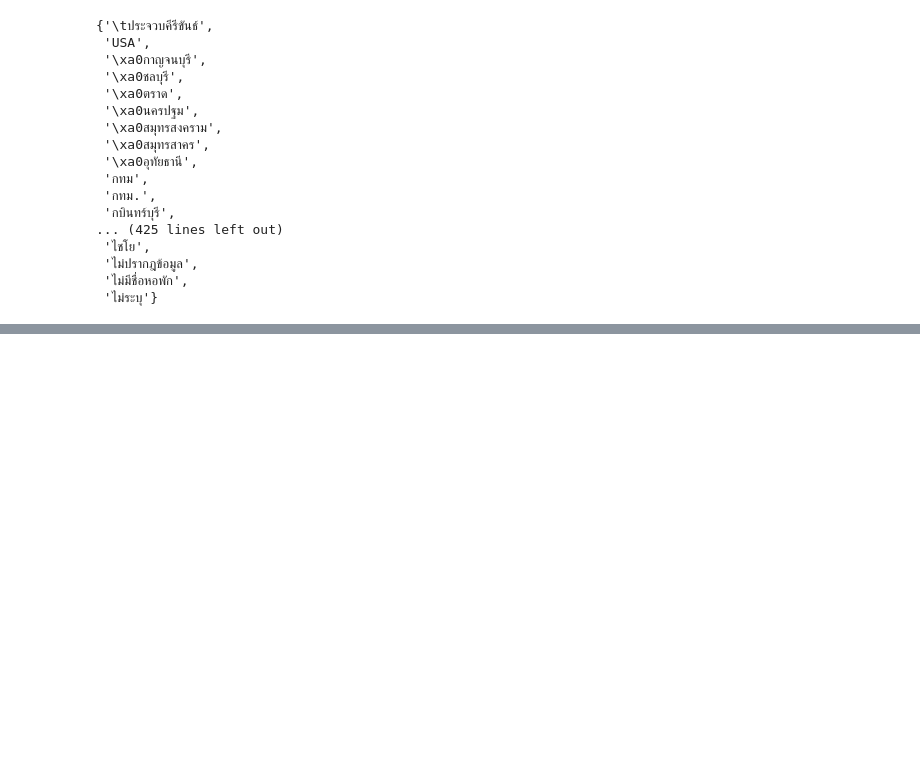
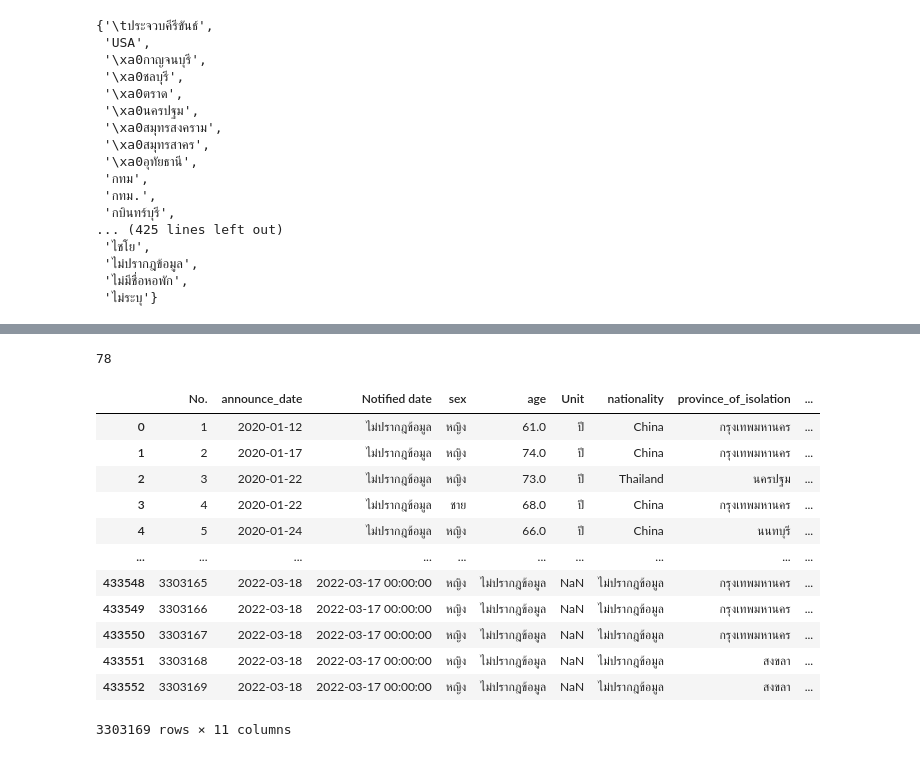
Before and after one commit to gotserena/data_viz_2022, a Jupyter notebook: Group.ipynb, the cells around one changed output, grey strips where cells are left out. Saved outputs shown, nothing was run; the diff lists cells and outputs as text; code cells hidden in the pictures; blank space fills up the shorter version.

```diff
--- a/Group.ipynb
+++ b/Group.ipynb
@@ -166,0 +191,2 @@ dtype: int64
+# %%
+data1234new['province_of_isolation'].replace({'กทม':'กรุงเทพมหานคร','ขอนแก่น\xa0':'ขอนแก่น','ภููเก็ต':'ภูเก็ต'}, inplace=True )
@@ -184,12 +214,6 @@ set(data1234new['province_of_onset'])
  'ไม่ปรากฎข้อมูล',
  'ไม่มีชื่อหอพัก',
  'ไม่ระบุ'}
-# %%
-data1234new['risk'].replace({'Cluster ตราด ':'Cluster ตราด','Cluster จันทบุรี (ชาวกินี )':'Cluster จันทบุรี (ชาวกินี)','คนไทยเดินทางมาจากต่างประเทศ':'คนไทยเดินทางกลับจากต่างประเทศ',
-                            'ปอดอักเสบ Pneumonia':'ปอดอักเสบ (Pneumonia)','มาจากพื้นที่เสียง จ.ปทุมธานี':'มาจากพื้นที่เสี่ยง จ.ปทุมธานี','สัมผัสผู้ติดเชื้อยืนยัน\n  อยู่ระหว่างสอบสวน':'สัมผัสผู้ติดเชื้อยืนยัน\nอยู่ระหว่างสอบสวน'
-                            ,'สัมผัสใกล้ชิดผู้ป่วยยันยันก่อนหน้า':'สัมผัสใกล้ชิดผู้ป่วยยืนยันก่อนหน้า','อยู่ระหว่างการสอบสวน\n':'อยู่ระหว่างการสอบสวน'
-                            ,'อยู่ระหว่างสอบสวน':'อยู่ระหว่างการสอบสวน','อิ่นๆ':'อื่น ๆ','อื่น':'อื่น ๆ','อื่นๆ':'อื่น ๆ','สัมผัสผู้ป่วยยืนยัน \n  อยู่ระหว่างสอบสวน':'สัมผัสผู้ป่วยยืนยัน อยู่ระหว่างสอบสวน','สัมผัสผู้ติดเชื้อยืนยัน\nอยู่ระหว่างสอบสวน':'สัมผัสผู้ป่วยยืนยัน อยู่ระหว่างสอบสวน','เดินทางมาจากพื้นที่มีการระบาดของโรค':'เดินทางมาจากพื้นที่เสี่ยงที่มีการระบาดของโรค',
-                            'สัมผัสใกล้ชิดผู้ป่วยยืนยันก่อนหน้า':'สัมผัสใกล้ชิดกับผู้ป่วยยืนยันรายก่อนหน้านี้'},inplace=True )
 # %%
 data1234new['province_of_onset'].replace({'\xa0กาญจนบุรี':'กาญจนบุรี','\xa0ชลบุรี':'ชลบุรี','\xa0ตราด':'ตราด','\xa0นครปฐม':'นครปฐม',
 '\xa0สมุทรสงคราม':'สมุทรสงคราม','\xa0อุทัยธานี':'อุทัยธานี','กทม':'กรุงเทพมหานคร','กาฬสินธิ์':'กาฬสินธุ์',
@@ -212,7 +236,25 @@ data1234new['province_of_onset'].replace({'\xa0กาญจนบุรี':'ก
 'กำแพงเพชร\xa0':'กำแพงเพชร','กําแพงเพชร':'กำแพงเพชร','ขอนแก่น\xa0':'ขอนแก่น','ขัยภูมิ':'ชัยภูมิ','ขานุวรลักษณ์บุรี':'กำแพงเพชร','คนไทยเดินทางกลับจากต่างประเทศ':'ไม่ปรากฎข้อมูล','คลองเตย':'กรุงเทพมหานคร','จ.กรุงเทพมหานคร':'กรุงเทพมหานคร',
 'กทม.':'กรุงเทพมหานคร','กำแพง':'กำแพงเพชร','กำเพงเพชร':'กำแพงเพชร','จ.ภูเก็ต':'ภูเก็ต','จ.ราชบุรี':'ราชบุรี','จ.สุราษฎร์ธานี':'สุราษฎร์ธานี','จังหวัดสมุทรสาคร':'สมุทรสาคร','ฉวาง':'นครศรีธรรมราช','ฉะเชองเทราร':'ฉะเชิงเทรา',
 'ชลฃบุรี':'ชลบุรี','ชลบุรี\xa0':'ชลบุรี','ชอนแก่น':'ขอนแก่น','ชัยนาถ':'ชัยนาท','ชัยบาดาล':'ลพบุรี','ชัยภูมิ\xa0':'ชัยภูมิ','ชุุุมพร':'ชุมพร','ดอนมดแดง':'อุบลราชธานี','ดินแดง':'กรุงเทพมหานคร','ตรััง':'ตรัง','ตราด\xa0':'ตราด','ตากใบ':'นราธิวาส',
-'ต่างจังหวัด':'ไม่ปรากฎข้อมูล','ทุ่งเสลี่ยม':'สุโขทัย','นครนปฐม':'นครปฐม','นครปฐม\xa0':'นครปฐม','นครพนม\xa0':'นครพนม','นครยายก':'นครนายก','นครราขสีมา':'นครราชสีมา','นครราชธานี':'ไม่ปรากฎข้อมูล','นครราชศรีมา':'นครราชสีมา'}, inplace=True )
+'ต่างจังหวัด':'ไม่ปรากฎข้อมูล','ทุ่งเสลี่ยม':'สุโขทัย','นครนปฐม':'นครปฐม','นครปฐม\xa0':'นครปฐม','นครพนม\xa0':'นครพนม','นครยายก':'นครนายก','นครราขสีมา':'นครราชสีมา','นครราชธานี':'ไม่ปรากฎข้อมูล','นครราชศรีมา':'นครราชสีมา',
+'นครราชสสีมา':'นครราชสีมา','นครราชสีมา\xa0':'นครราชสีมา','นครศรธรรมราช':'นครศรีธรรมราช','นครศรี':'นครศรีธรรมราช','นครศรีธรมราช':'นครศรีธรมราช','นครศรีฯ':'นครศรีธรมราช','นครศรีีธรรมราช':'นครศรีธรรมราช',
+'นครศรีธรมมราช':'นครศรีธรรมราช','ครศรีธรมราช':'นครศรีธรรมราช','นครศรีธรรมราข':'นครศรีธรรมราช','นครศร๊ธรรมราช':'นครศรีธรรมราช','นครสรรค์':'นครสวรรค์','นครสรีธรรมราช':'นครศรีธรรมราช','นครสวรรค':'นครสวรรค์',
+'กรุงเทพมหานคร. / พระนครศรีอยุธยา':'ไม่ปรากฎข้อมูล','กรุงเทพมหานคร. / ศรีสะเกษ':'ไม่ปรากฎข้อมูล','นครราชสีมา ลพบุรี':'ไม่ปรากฎข้อมูล','นครสวรรค์\xa0':'นครสวรรค์','นครสีธรรมราช':'นครศรีธรรมราช','นครฯ':'ไม่ปรากฎข้อมูล','นตรนายก':'นครนายก','นนทบุรี\xa0':'นนทบุรี',
+'นนทบุุรี':'นนทบุรี','นนทุบรี':'นนทบุรี','นนทุรี':'นนทบุรี','นนมบุรี':'นนทบุรี','นรศรีธรรมราช':'นครศรีธรรมราช','นราธิวาส\u200b':'นราธิวาส','นราธฺวาส':'นราธิวาส','น่าน/ฉะเชิงเทรา':'ไม่ปรากฎข้อมูล','บางกรวย':'นนทบุรี','บางนา':'กรุงเทพมหานคร','บางปะอิน':'นครศรีอยุธยา','บางละมุง':'ชลบุรี','บางศรีเมือง':'นนทบุรี',
+'บางเพียง':'สมุทรปราการ','บุรีรัมภ์':'บุรีรัมย์','บุรีรีมย์':'บุรีรัมย์', 'ปจ':'ไม่ปรากฎข้อมูล','ปทึมธานี':'ปทุมธานี','ปทุทธานี':'ปทุมธานี','ปทุมฑานี':'ปทุมธานี','ปทุมทานี':'ปทุมธานี','ปทุมธาน':'ปทุมธานี','ปทุมธานี\xa0':'ปทุมธานี','ปทุมาธานี':'ปทุมธานี','ปธุมธานี':'ปทุมธานี','ประจวนคีรีขันธ็':'ประจวบคีรีขันธ์','ประจวบ':'ประจวบคีรีขันธ์','ประจวบคิรีขันธ์':'ประจวบคีรีขันธ์',
+'ประจวบคีรขันธ์':'ประจวบคีรีขันธ์','ประจวบคีรขัันธ์':'ประจวบคีรีขันธ์','ประจวบคีรีขัน':'ประจวบคีรีขันธ์','ประจวบคีรีขันธื':'ประจวบคีรีขันธ์','ประจวบคีรีขันธฺ':'ประจวบคีรีขันธ์','ประจวบคีรีขันธ์':'ประจวบคีรีขันธ์','ประจวบคีรีขันธ์\xa0':'ประจวบคีรีขันธ์','ประจวบคีรีขันธ์์':'ประจวบคีรีขันธ์','ประจวบคีรีขัันธ์':'ประจวบคีรีขันธ์','ประจวบคีีรีขันธ์':'ประจวบคีรีขันธ์','นครศรีธรมราช':'นครศรีธรรมราช',
+'นครศรีอยุธยา':'พระนครศรีอยุธยา','นคราชสีมา':'นครราชสีมา','นครีศรีธรรมราช':'นครศรีธรรมราช','ประทุมธานี':'ปทุมธานี','ประเทศกัมพูชา':'ไม่ปรากฎข้อมูล','ปราจีบุรี':'ปราจีนบุรี','ปอยเปต':'ไม่ปรากฎข้อมูล','ปัตตนรี':'ปัตตานี', 'ปัตตานนี':'ปัตตานี','ปัตตานีี':'ปัตตานี','ปััตตานี':'ปัตตานี','ป่าโมก':'อ่างทอง','พรหมพิราม':'พิษณุโลก','พัทยา':'ชลบุรี','พัทลุุง':'พัทลุง','พัังงา':'พังงา',
+ 'พิษณุโลก\xa0':'พิษณุโลก','ฟินแลนด์':'ไม่ปรากฎข้อมูล','ภาษีเจริญ':'กรุงเทพมหานคร','ภุเก็ต':'ภูเก็ต', 'ภูุเก็ต':'ภูเก็ต','ภููเก็ต':'ภูเก็ต','ภูเก็ต':'ภูเก็ต','ภูเก็็ต':'ภูเก็ต','มุกาดหาร':'มุกดาหาร','ร.จ.จ.นราธิวาส':'นราธิวาส','รอ':'ไม่ปรากฎข้อมูล','ระบุ':'ไม่ปรากฎข้อมูล','ระยอง\xa0':'ระยอง','ระอยง':'ระยอง', 'ราชบบุรี':'ราชบุรี','ราชบุรี':'ราชบุรี','ราชบุรีี':'ราชบุรี','ราชบุรี\u200b':'ราชบุรี',
+ 'ราชุรี':'ราชบุรี','ราชเทวี':'กรุงเทพมหานคร','ลบุรี':'ลพบุรี','ลพบุรี':'ลพบุรี','ลพบุรี.':'ลพบุรี','ลพบุรี\xa0':'ลพบุรี','ลาดกระบัง':'กรุงเทพมหานคร','ลาว':'ไม่ปรากฎข้อมูล','ลำพูน\u200b':'ลำพูน','ลำพููน':'ลำพูน','วังทอง':'พิษณุโลก','วิเศษชัยชาญ':'อ่างทอง', 'พระนครศรียุธยา':'พระนครศรีอยุธยา','พระนครศรีอยุทยา':'พระนครศรีอยุธยา','พระนครศรีอยุทธยา':'พระนครศรีอยุทธยา',
+'พระนครศรีอยุธยา\xa0':'พระนครศรีอยุทธยา','พระพรหม':'นครศรีธรรมราช','พระนครศรีอยุทธยา':'พระนครศรีอยุธยา', 'ศรีษะสะเกษ':'ศรีสะเกษ', 'ศรีสระเกษ':'ศรีสะเกษ','ศีรสะเกษ':'ศรีสะเกษ','สครสวรรค์':'นครสวรรค์','สพรรณบุรี':'สุพรรณบุรี', 'สมทรสงคราม':'สมุทรสงคราม','สมุครสาคร':'สมุทรสาคร','สมุท':'ไม่ปรากฎข้อมูล', 'สมุทปราการ':'สมุทรปราการ','สมุทรปรากา':'สมุทรปราการ',
+ 'สมุทรปราการ\xa0':'สมุทรปราการ', 'สมุทรศาคร':'สมุทรสาคร','สมุทรสาคร\xa0':'สมุทรสาคร','สมุทรสาคา':'สมุทรสาคร','สมุทรสาคาร':'สมุทรสาคร','สมุทรสาทร':'สมุทรสาคร','สมุทรสารคร':'สมุทรสาคร','สมุทราสาคร':'สมุทรสาคร','สมุย':'สุราษฎร์ธานี', 'สมุุทรสงคราม':'สมุทรสงคราม', 'สระก้ว':'สระแก้ว', 'สระบุรี\xa0':'สระบุรี', 'สรินทร์':'สุรินทร์', 'สวิสเซอร์แลนด์':'ไม่ปรากฎข้อมูล',
+'สสป.ลาว':'ไม่ปรากฎข้อมูล', 'สะพานสูง':'กรุงเทพมหานคร','สัตหีบ':'ชลบุรี', 'สัมผัสผู้ป่วยยืนยัน COVID20':'ไม่ปรากฎข้อมูล','สามุทรสาคร':'สมุทรสาคร','สิงห์บุรี\xa0':'สิงห์บุรี', 'สุพรรญบุรี':'สุพรรณบุรี', 'สุพรรณบุรั':'สุพรรณบุรี', 'สุพรรณบุรี\xa0':'สุพรรณบุรี','สุระบุรี':'สระบุรี','สุราษ':'สุราษฎร์ธานี','สุราษฎณ์ธานี':'สุราษฎร์ธานี', 'สุราษฎธานี':'สุราษฎร์ธานี', 'สุราษฎร์':'สุราษฎร์ธานี', 'สุราษฎร์ฯ':'สุราษฎร์ธานี',
+ 'สุราษฎ์ธานี':'สุราษฎร์ธานี', 'สุราษธานี':'สุราษฎร์ธานี','สุราษร์ฎธานี':'สุราษฎร์ธานี','สุราษร์ธานี':'สุราษฎร์ธานี','สุราษฯ':'สุราษฎร์ธานี','สุรินทรื':'สุรินทร์', 'สุรินทร์ 32150':'สุรินทร์', 'สุรินทร์,รีสะเกษ':'ไม่ปรากฎข้อมูล', 'สุรินทร์\xa0':'สุรินทร์', 'สุริมทร์':'สุรินทร์','สุริะแก้ว':'สระแก้ว', 'สุุพรรณบุรี':'สุพรรณบุรี', 'สุุราษฏร์ธานี':'สุราษฎร์ธานี', 'สุุราษฯ':'สุราษฎร์ธานี','สุุรินทร์':'สุรินทร์', 'สุุุโขทัย':'สุโขทัย', 'สุโขทับ':'สุโขทัย',
+'สุโขทัย\xa0':'สุโขทัย','หนวงบัวลำภู':'หนองบัวลำภู', 'หนองงคาย':'หนองคาย','หนองบัวภู':'หนองบัวลำภู','หนองบัวลำพูน':'หนองบัวลำภู','หนองบัวลําภู':'หนองบัวลำภู','หนอบัวลำภู':'หนองบัวลำภู','หลายจังหวัด':'ไม่ปรากฎข้อมูล','หัวหิน':'ประจวบคีรีขันธ์','ห้วยขวาง':'กรุงเทพมหานคร','อำนาจเจิญ':'อำนาจเจริญ', 'อำนาญเจริญ':'อำนาจเจริญ', 'อำนาเจริญ':'อำนาจเจริญ', 'อิสราเอล':'ไม่ปรากฎข้อมูล',
+ 'อุดธานี':'อุดรธานี','อุดร':'อุดรธานี','อุดรธาณี':'อุดรธานี','อุดรธานี\xa0':'อุดรธานี','อุดรราชธานี':'อุดรธานี','อุตรดิตถ์\xa0':'อุตรดิตถ์','อุตรดิตถ์์':'อุตรดิตถ์','อุตรดิษถ์':'อุตรดิตถ์','อุตรดิิตถ์':'อุตรดิตถ์','อุตรติดถ์':'อุตรดิตถ์','อุทัยานี':'อุทัยธานี','อุบลราชธานี\xa0':'อุบลราชธานี', 'อุุครดิตถ์':'อุตรดิตถ์', 'อุุบลราชธานี':'อุบลราชธานี', 'อ่งทอง':'อ่างทอง','อ่างทอง\xa0':'อ่างทอง','เชิงเทรา':'ฉะเชิงเทรา', 'เชียรใหญ่':'นครศรีธรรมราช',
+ 'เชีียงใหม่':'เชียงใหม่','เพขรบุรี':'เพชรบุรี','เพขรบูรณื':'เพชรบุรี','เพขรบูรณ์':'เพชรบูรณ์','เพชรบุรณ์':'เพชรบูรณ์','เพชรบุรึ':'เพชรบุรี', 'เพชรบุุรี':'เพชรบุรี', 'เพชรบูรณ์\xa0':'เพชรบูรณ์','เพชรบูร์':'เพชรบูรณ์','เพชรบููรณ์':'เพชรบูรณ์','เมืองตาก':'ตาก','เมืองปัตตานี':'ปัตตานี','เลย\xa0':'เลย','แม่ทะ':'ลำปาง','โพธิ์ทอง':'อ่างทอง','ไชโย':'อ่างทอง','ไม่มีชื่อหอพัก':'ไม่ปรากฎข้อมูล','สารคาม':'มหาสารคาม'}, inplace=True )
+# %%
+data1234new['province_of_onset'].replace({'ไม่ปรากฎข้อมูล':'ไม่ปรากฏข้อมูล'}, inplace=True )
 # %%
 set(data1234new['province_of_onset'])
 # %% [output]
@@ -235,0 +278,21 @@ set(data1234new['province_of_onset'])
+# %%
+len(set(data1234new['province_of_onset']))
+# %% [output]
+78
+# %%
+data_all= data1234new[(data1234new['announce_date']>='2020-01-12') & (data1234new['announce_date']<='2022-03-18')]
+data_all
+# %% [output]
+|  | No. | announce_date | Notified date | sex | age | Unit | nationality | province_of_isolation | ... |
+| 0 | 1 | 2020-01-12 | ไม่ปรากฎข้อมูล | หญิง | 61.0 | ปี | China | กรุงเทพมหานคร | ... |
+| 1 | 2 | 2020-01-17 | ไม่ปรากฎข้อมูล | หญิง | 74.0 | ปี | China | กรุงเทพมหานคร | ... |
+| 2 | 3 | 2020-01-22 | ไม่ปรากฎข้อมูล | หญิง | 73.0 | ปี | Thailand | นครปฐม | ... |
+| 3 | 4 | 2020-01-22 | ไม่ปรากฎข้อมูล | ชาย | 68.0 | ปี | China | กรุงเทพมหานคร | ... |
+| 4 | 5 | 2020-01-24 | ไม่ปรากฎข้อมูล | หญิง | 66.0 | ปี | China | นนทบุรี | ... |
+| ... | ... | ... | ... | ... | ... | ... | ... | ... | ... |
+| 433548 | 3303165 | 2022-03-18 | 2022-03-17 00:00:00 | หญิง | ไม่ปรากฎข้อมูล | NaN | ไม่ปรากฎข้อมูล | กรุงเทพมหานคร | ... |
+| 433549 | 3303166 | 2022-03-18 | 2022-03-17 00:00:00 | หญิง | ไม่ปรากฎข้อมูล | NaN | ไม่ปรากฎข้อมูล | กรุงเทพมหานคร | ... |
+| 433550 | 3303167 | 2022-03-18 | 2022-03-17 00:00:00 | หญิง | ไม่ปรากฎข้อมูล | NaN | ไม่ปรากฎข้อมูล | กรุงเทพมหานคร | ... |
+| 433551 | 3303168 | 2022-03-18 | 2022-03-17 00:00:00 | หญิง | ไม่ปรากฎข้อมูล | NaN | ไม่ปรากฎข้อมูล | สงขลา | ... |
+| 433552 | 3303169 | 2022-03-18 | 2022-03-17 00:00:00 | หญิง | ไม่ปรากฎข้อมูล | NaN | ไม่ปรากฎข้อมูล | สงขลา | ... |
+3303169 rows × 11 columns
```
Also changed, not shown: parts of 11 cells of this notebook.
